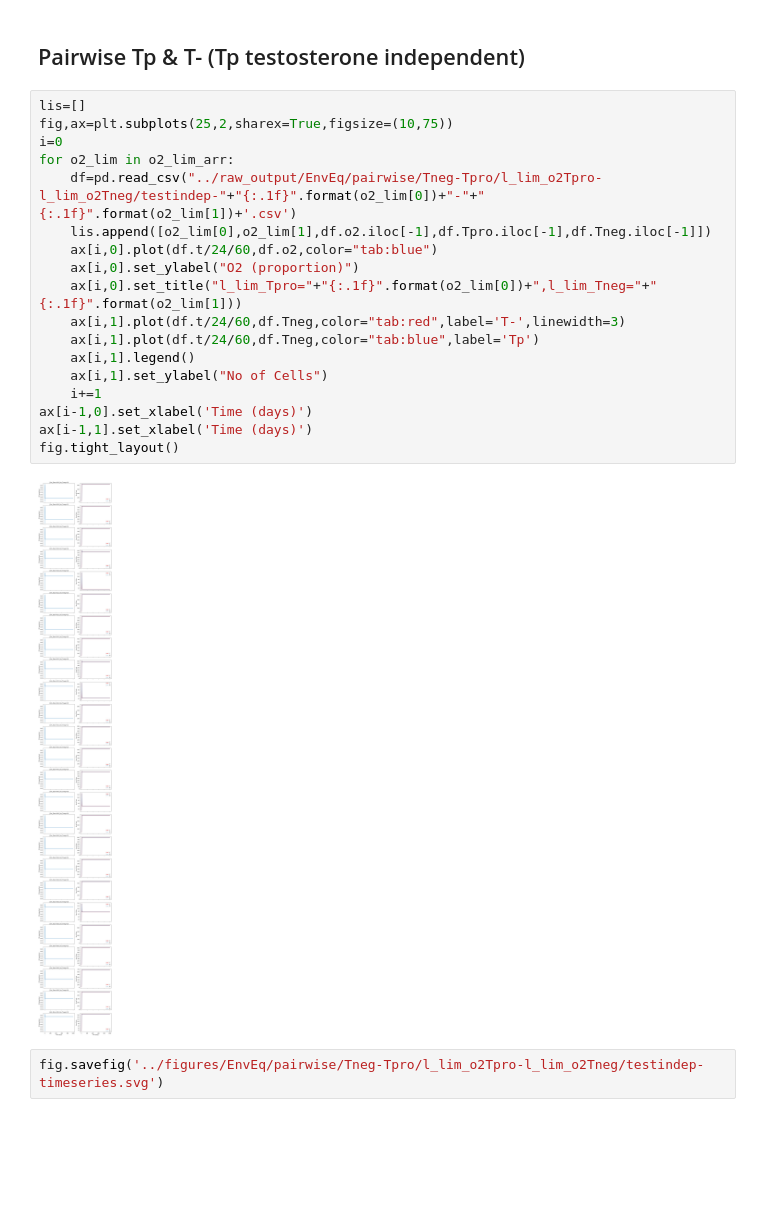
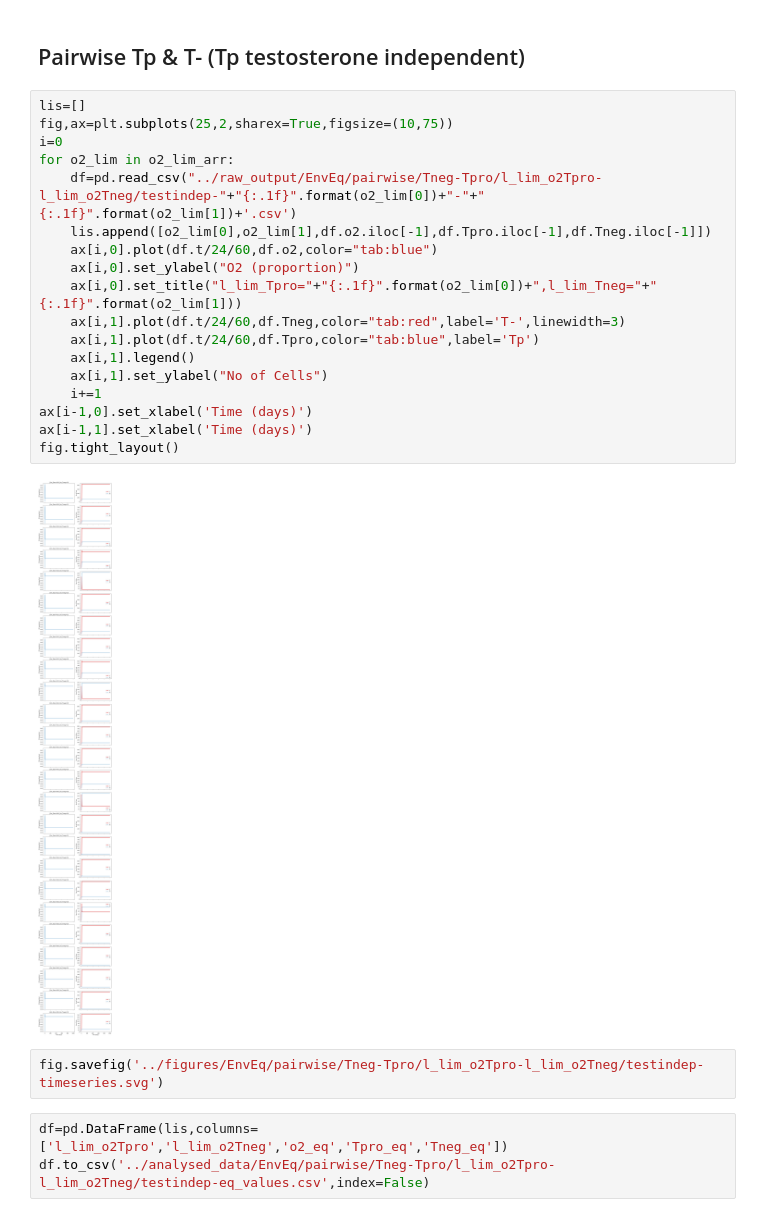
Before and after one commit to Harshavardhan-BV/Cancer-compe-strat, a Jupyter notebook: analysis/l_lim_o2Tpro-l_lim_o2Tneg.ipynb, the cells around one changed output. Drawn from its saved outputs; the diff is of its cells as text; blank space fills up the shorter version.

Commit message:
nb save: testosterone independent Tp and T- (pairwise dry runs)

```diff
--- a/analysis/l_lim_o2Tpro-l_lim_o2Tneg.ipynb
+++ b/analysis/l_lim_o2Tpro-l_lim_o2Tneg.ipynb
@@ -13,22 +13,25 @@ for llim_Tpro in np.arange(0,1,0.2):
 # %%
 lis=[]
 fig,ax=plt.subplots(25,2,sharex=True,figsize=(10,75))
 i=0
 for o2_lim in o2_lim_arr:
     df=pd.read_csv("../raw_output/EnvEq/pairwise/Tneg-Tpro/l_lim_o2Tpro-l_lim_o2Tneg/testindep-"+"{:.1f}".format(o2_lim[0])+"-"+"{:.1f}".format(o2_lim[1])+'.csv')
     lis.append([o2_lim[0],o2_lim[1],df.o2.iloc[-1],df.Tpro.iloc[-1],df.Tneg.iloc[-1]])
     ax[i,0].plot(df.t/24/60,df.o2,color="tab:blue")
     ax[i,0].set_ylabel("O2 (proportion)")
     ax[i,0].set_title("l_lim_Tpro="+"{:.1f}".format(o2_lim[0])+",l_lim_Tneg="+"{:.1f}".format(o2_lim[1]))
     ax[i,1].plot(df.t/24/60,df.Tneg,color="tab:red",label='T-',linewidth=3)
-    ax[i,1].plot(df.t/24/60,df.Tneg,color="tab:blue",label='Tp')
+    ax[i,1].plot(df.t/24/60,df.Tpro,color="tab:blue",label='Tp')
     ax[i,1].legend()
     ax[i,1].set_ylabel("No of Cells")
     i+=1
 ax[i-1,0].set_xlabel('Time (days)')
 ax[i-1,1].set_xlabel('Time (days)')
 fig.tight_layout()
 # %% [output]
-[figure, old version]
+[figure, new version]
 # %%
 fig.savefig('../figures/EnvEq/pairwise/Tneg-Tpro/l_lim_o2Tpro-l_lim_o2Tneg/testindep-timeseries.svg')
+# %%
+df=pd.DataFrame(lis,columns=['l_lim_o2Tpro','l_lim_o2Tneg','o2_eq','Tpro_eq','Tneg_eq'])
+df.to_csv('../analysed_data/EnvEq/pairwise/Tneg-Tpro/l_lim_o2Tpro-l_lim_o2Tneg/testindep-eq_values.csv',index=False)
```
Also changed, not shown: parts of 2 cells of this notebook.
